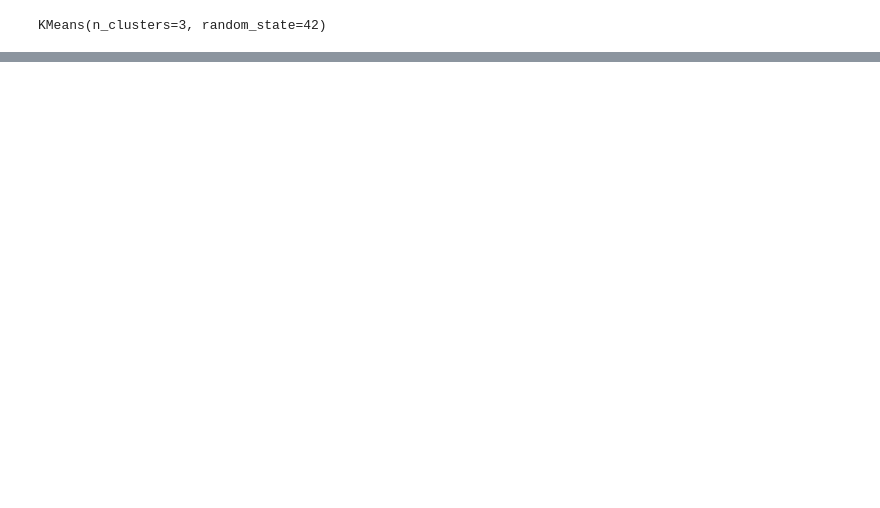
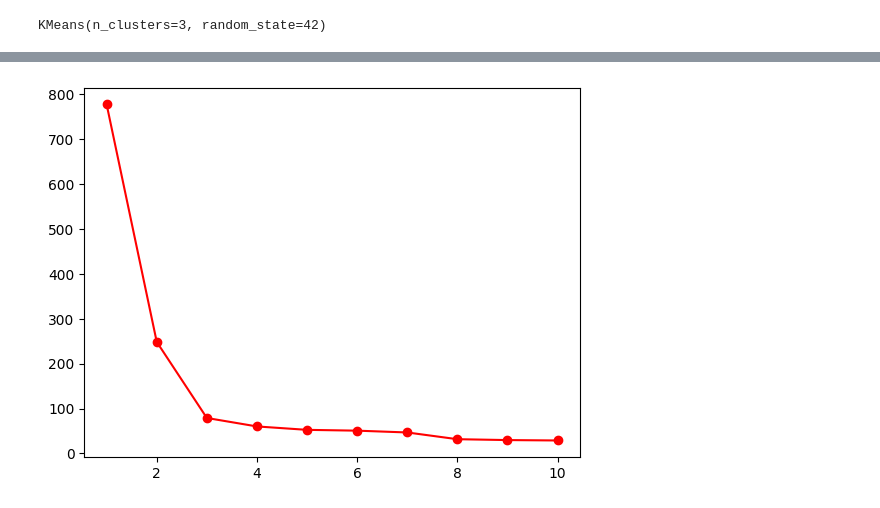
Before and after one commit to sreekumar2003/DSML_Lab, a Jupyter notebook: pro16/test.ipynb, the cells around one changed output, grey strips where cells are left out. Saved outputs shown, nothing was run; the diff lists cells and outputs as text; code cells hidden in the pictures; blank space fills up the shorter version.

```diff
--- a/pro16/test.ipynb
+++ b/pro16/test.ipynb
@@ -23,5 +20,5 @@ x_train,x_test,y_train,y_test = train_test_split(x,y,test_size=0.2,random_state=
 # %%
 model = KMeans(n_clusters=3,random_state=42)
-model.fit(x_train,y_train)
+model.fit(x)
 # %% [output]
 KMeans(n_clusters=3, random_state=42)
@@ -66,0 +25,4 @@ plt.show()
+# %%
+cluster = model.predict(x)
+# %%
+x['cluster'] = cluster
@@ -66,0 +51,12 @@ plt.show()
+# %%
+ini = []
+k = range(1,11)
+for i in k:
+    km = KMeans(n_clusters=i, random_state=42)
+    km.fit(x)
+    ini.append(km.inertia_)
+# %%
+plt.plot(k,ini,'ro-')
+plt.show()
+# %% [output]
+[figure, added]
```
Also changed, not shown: parts of 16 cells of this notebook, 3 other files.
